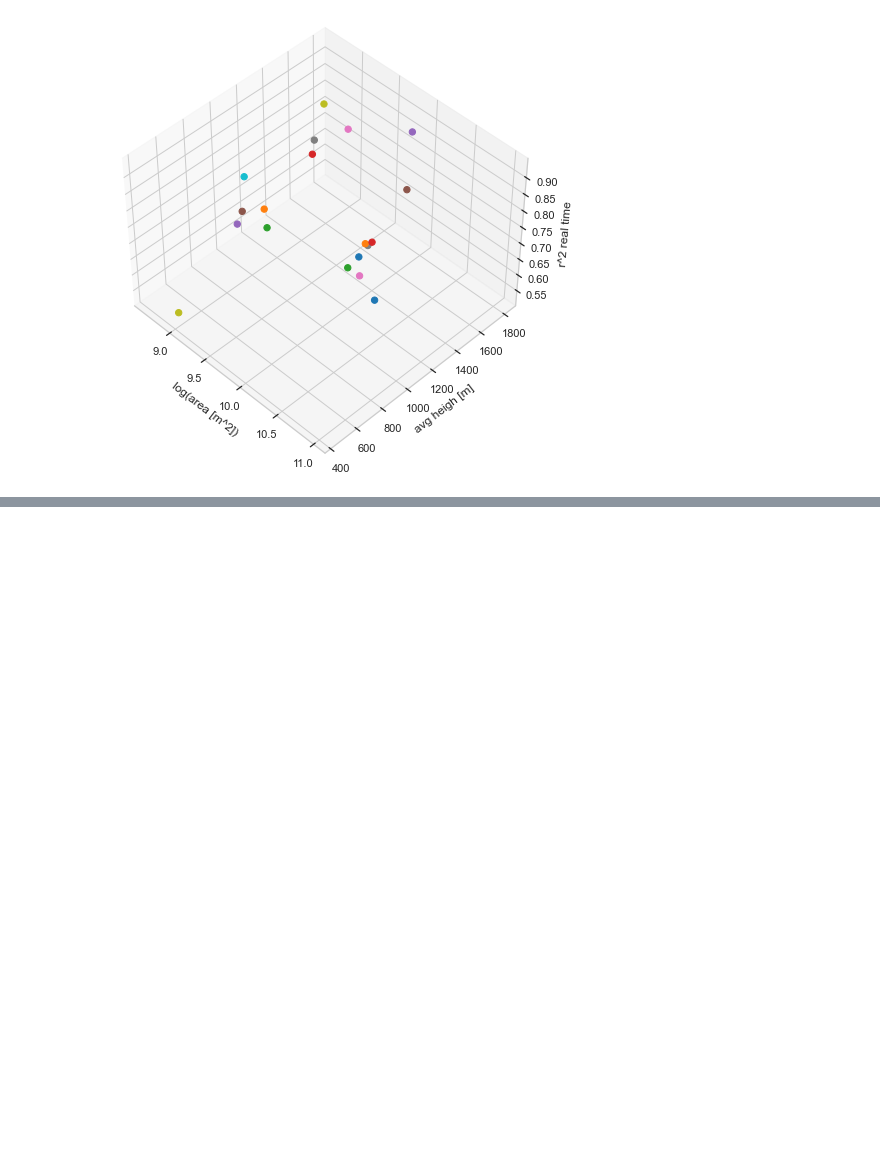
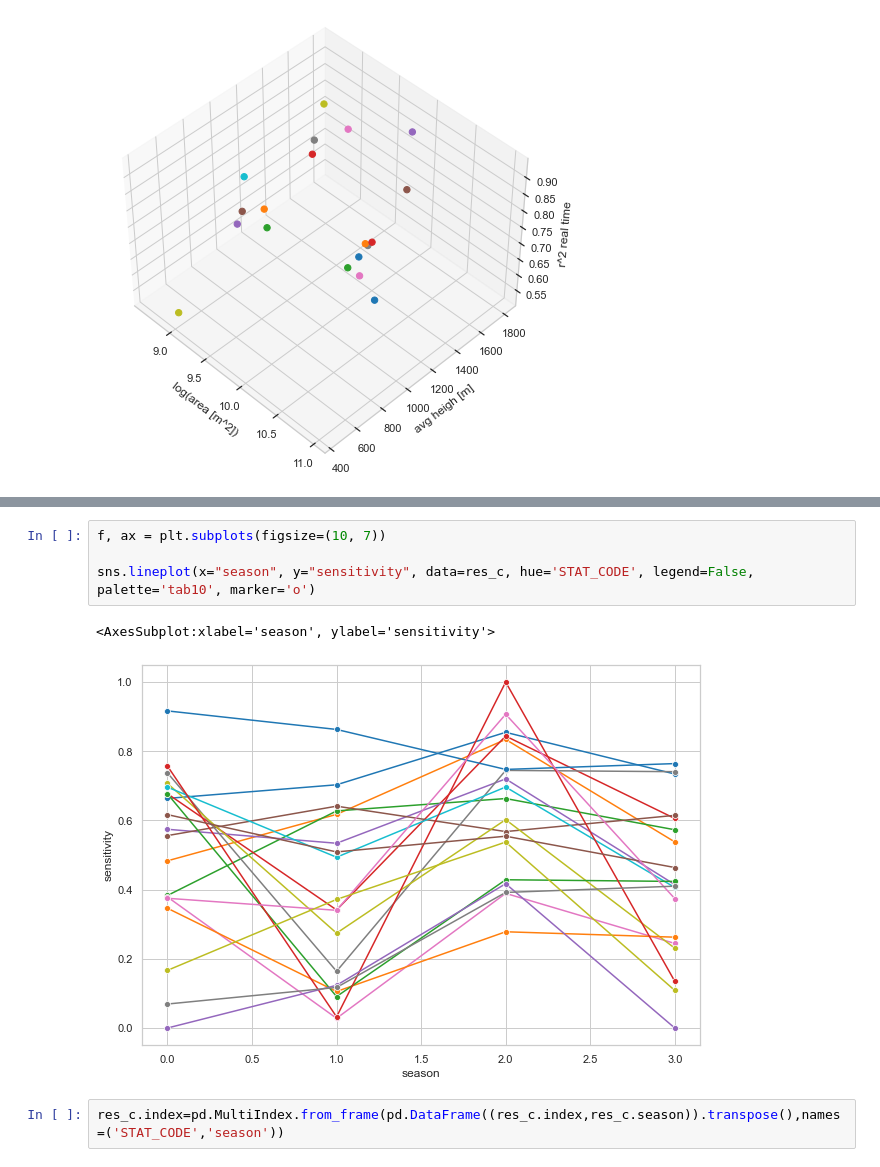
Before and after one commit to mmazzolini/Runoff_prediction, a Jupyter notebook: model_train/ANALYSIS_RES.ipynb, the cells around one changed output, grey strips where cells are left out. Saved outputs shown, nothing was run; the diff lists cells and outputs as text; blank space fills up the shorter version.

```diff
--- a/model_train/ANALYSIS_RES.ipynb
+++ b/model_train/ANALYSIS_RES.ipynb
@@ -200,0 +259,9 @@ Text(0.5, 0, 'r^2 real time')
+# %%
+f, ax = plt.subplots(figsize=(10, 7))
+
+sns.lineplot(x="season", y="sensitivity", data=res_c, hue='STAT_CODE', legend=False, palette='tab10', marker='o')
+# %% [output]
+<AxesSubplot:xlabel='season', ylabel='sensitivity'>
+[figure, added]
+# %%
+res_c.index=pd.MultiIndex.from_frame(pd.DataFrame((res_c.index,res_c.season)).transpose(),names=('STAT_CODE','season'))
```
Also changed, not shown: parts of 6 cells of this notebook, 6 other files.
